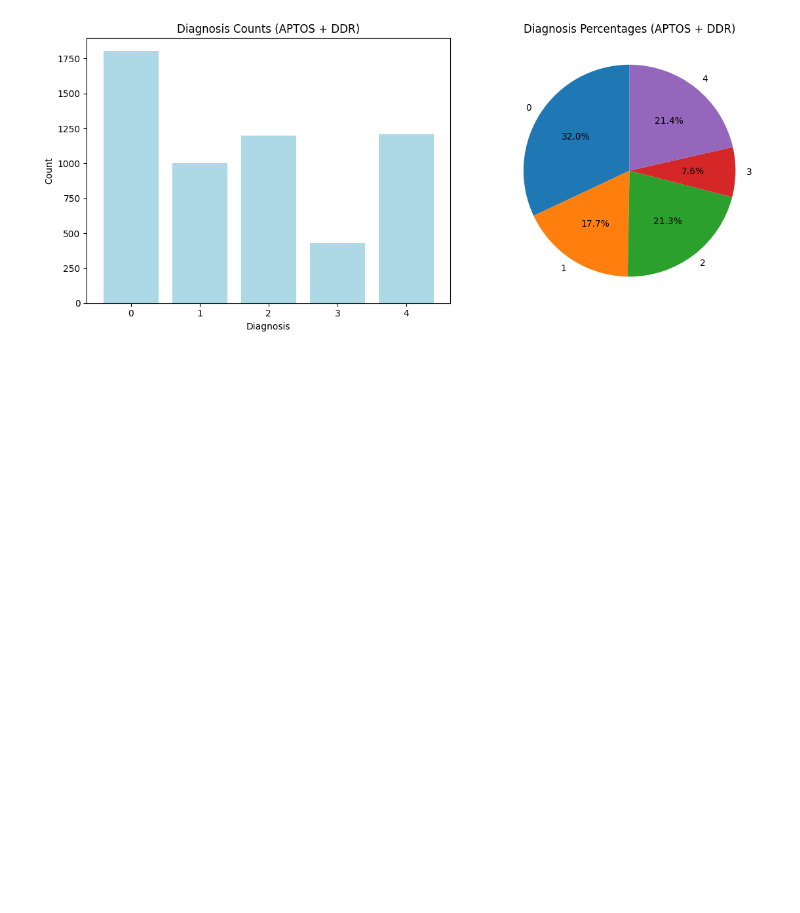
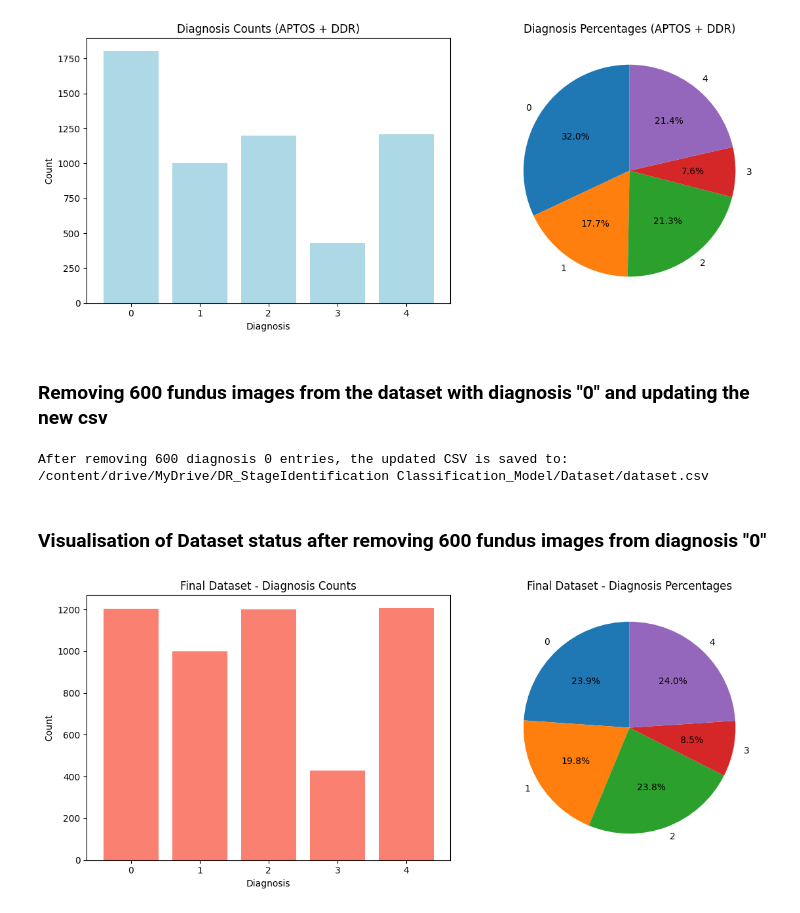
Before and after one commit to Romal27/DSGP-24-Retina94, a Jupyter notebook: DatasetPreparation.ipynb, the cells around one changed output. Saved outputs shown, nothing was run; the diff lists cells and outputs as text; code cells hidden in the pictures; blank space fills up the shorter version.

Commit message:
Completed Dataset Preparation (visualisation included)

```diff
--- a/DatasetPreparation.ipynb
+++ b/DatasetPreparation.ipynb
@@ -122,3 +122,49 @@ plt.tight_layout()
 plt.show()
 # %% [output]
 [figure]
+# %% [markdown]
+### Removing 600 fundus images from the dataset with diagnosis "0" and updating the new csv
+# %%
+# Filter the rows with diagnosis 0
+diagnosis0_df = df_combined[df_combined['diagnosis'] == 0]
+
+if len(diagnosis0_df) >= 600:
+    # Randomly select 600 indices among the images with diagnosis 0
+    remove_indices = random.sample(list(diagnosis0_df.index), 600)
+
+    # Remove the corresponding image files from disk
+    for idx in remove_indices:
+        file_to_remove = df_combined.loc[idx, 'filepath']
+        if os.path.exists(file_to_remove):
+            os.remove(file_to_remove)
+
+    # Drop the selected rows from the DataFrame
+    df_final = df_combined.drop(remove_indices).reset_index(drop=True)
+
+    # Save the updated CSV after removal
+    df_final.to_csv(dataset_csv_path, index=False)
+    print(f"After removing 600 diagnosis 0 entries, the updated CSV is saved to: {dataset_csv_path}")
+else:
+    print("Not enough images with diagnosis 0 to remove 600 entries.")
+# %% [output]
+After removing 600 diagnosis 0 entries, the updated CSV is saved to: /content/drive/MyDrive/DR_StageIdentification Classification_Model/Dataset/dataset.csv
+# %% [markdown]
+### Visualisation of Dataset status after removing 600 fundus images from diagnosis "0"
+# %%
+diagnosis_counts_final = df_final['diagnosis'].value_counts().sort_index()
+plt.figure(figsize=(12, 5))
+
+plt.subplot(1, 2, 1)
+plt.bar(diagnosis_counts_final.index.astype(str), diagnosis_counts_final.values, color='salmon')
+plt.title('Final Dataset - Diagnosis Counts')
+plt.xlabel('Diagnosis')
+plt.ylabel('Count')
+
+plt.subplot(1, 2, 2)
+plt.pie(diagnosis_counts_final.values, labels=diagnosis_counts_final.index.astype(str),
+        autopct='%1.1f%%', startangle=90)
+plt.title('Final Dataset - Diagnosis Percentages')
+plt.tight_layout()
+plt.show()
+# %% [output]
+[figure, added]
```
